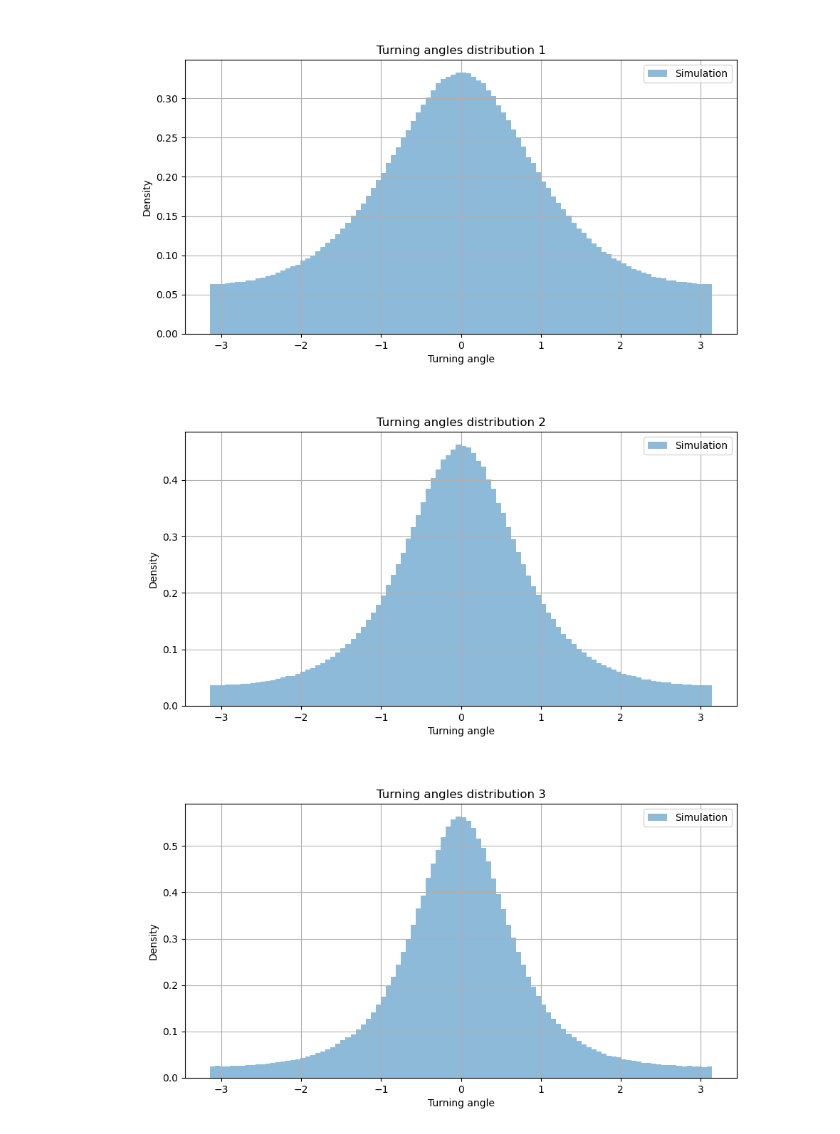
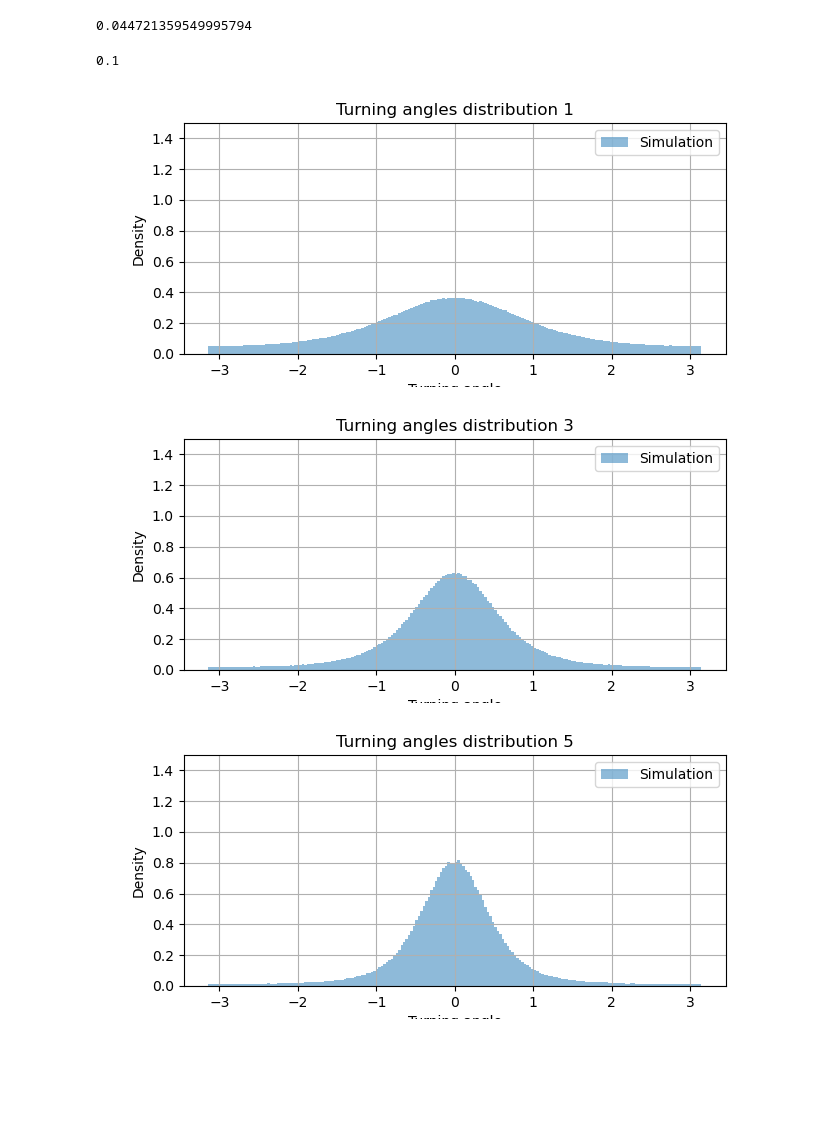
Before and after one commit to skandiz/MasterThesis, a Jupyter notebook: tracking/estimate_smoothing_params.ipynb, the cells around one changed output. Cells and saved outputs as stored; diff of their text form; code cells hidden in the pictures; blank space fills up the shorter version.

```diff
--- a/tracking/estimate_smoothing_params.ipynb
+++ b/tracking/estimate_smoothing_params.ipynb
@@ -24,22 +35,25 @@ import sklearn
 # %%
-run_detection_verb = True
-run_linking_verb = True
+run_detection_verb = False
+run_linking_verb = False
 # %%
+resolution = 1000
+sc = int(resolution/500)
 fps = 100
-resolution = 2000
-simulated_trajectories = pd.read_parquet(f'./simulation/simulated_trajectories_{fps}_fps.parquet')
+simulated_trajectories = pd.read_parquet(f'./simulation/simulated_trajectories_{fps}_fps_r_decay_r_gaussian_2.parquet')
+imgs_path = f'./simulation/synthetic_dataset_{fps}_fps_r_decay_r_gaussian_2/image/'
+frames = np.arange(0, 70000, 1)
+
+simulated_trajectories = pd.read_parquet(f'./simulation/simulated_trajectories_100_fps_r_decay_r_gaussian_2.parquet')
+simulated_trajectories = simulated_trajectories.loc[simulated_trajectories.frame < 70000]
 simulated_trajectories['particle'] = simulated_trajectories['label']
 # offset the simulated trajectories to the center of the image
 simulated_trajectories.loc[:, ['x','y']] = simulated_trajectories.loc[:, ['x','y']] + 250
-
-frames = simulated_trajectories.frame.unique()[:100]
-imgs = []
-for frame in tqdm(frames):
-    imgs.append(imread(f'./simulation/synthetic_dataset_{fps}_fps/image_{resolution}/frame_{frame}.tif'))
+simulated_trajectories.loc[:, ['x','y', 'r']] = simulated_trajectories.loc[:, ['x','y', 'r']] * sc
 
 if run_detection_verb:
-    #model_name = 'stardist_trained'          # stardist model trained for 50 epochs on simulated synthetic dataset
-    model_name = 'modified_2D_versatile_fluo' # stardist model trained for 150 epochs on simulated dataset starting from the pretrained 2D versatile fluo model
+    model_name = 'modified_2D_versatile_fluo_synthetic_dataset_100_fps_r_decay_r_gaussian_only_optimization'
     model = StarDist2D(None, name = model_name, basedir = './models/')
-    raw_detection_df = detect_features_from_images(frames, f'./simulation/synthetic_dataset_{fps}_fps/image_{resolution}/', model)
-    #raw_detection_df.to_parquet(f'./simulation/simulated_video_raw_detection_{fps}_fps.parquet')
+    raw_detection_df = detect_instances_from_images(frames, imgs_path, resolution, model)
+    raw_detection_df.to_parquet(f'./simulation/stardist_detection_{fps}_fps_r_decay_r_gaussian2.parquet')
+else:
+    raw_detection_df = pd.read_parquet(f'./simulation/stardist_detection_{fps}_fps_r_decay_r_gaussian2.parquet')
@@ -73,9 +122,9 @@ if run_linking_verb:
         c.append(colors[p])
     stardist_trajectories['color'] = c
     stardist_trajectories = stardist_trajectories.reset_index(drop=True)
-    stardist_trajectories.to_parquet(f'./simulation/simulated_video_linked_detection_{fps}_fps.parquet')
+    stardist_trajectories.to_parquet(f'./simulation/stardist_trajectories_{fps}_fps_r_decay_r_gaussian2.parquet')
 else:
-    stardist_trajectories = pd.read_parquet(f'./simulation/simulated_video_linked_detection_{fps}_fps.parquet')
+    stardist_trajectories = pd.read_parquet(f'./simulation/stardist_trajectories_{fps}_fps_r_decay_r_gaussian2.parquet')
 # %%
 # match simulated and stardist trajectories particle ids
 dist_matrix = scipy.spatial.distance_matrix(stardist_trajectories.loc[stardist_trajectories.frame == 0 ,['x','y']], simulated_trajectories.loc[simulated_trajectories.frame == 0, ['x','y']])
@@ -111,3 +154,3 @@ def get_trajs(nDrops, trajs, fps, subsample_factor):
 # %%
-turn_angles_bins = np.linspace(-np.pi, np.pi, 101)
+turn_angles_bins = np.linspace(-np.pi, np.pi, 201)
 speed_bins = np.arange(0, 100, .2)
@@ -188,17 +402,27 @@ simulation_turning_angles = ys.turning_angles_ensemble(get_trajs(50, simulated_t
 simulation_turning_angles_counts, _ = np.histogram(simulation_turning_angles, bins = turn_angles_bins, density = True)
 simulation_speed = ys.speed_ensemble(get_trajs(50, simulated_trajectories, 30, 1), step=1)
 simulation_speed_counts, _ = np.histogram(simulation_speed, bins = speed_bins, density = True)
+# %%
+np.sqrt(2 * 0.1 * 0.01)
+# %% [output]
+0.044721359549995794
+# %%
+import trackpy as tp
+
+tp.
+# %% [output]
+0.1
 # %%
-for i in range(1,10):
+for i in range(1, 20, 2):
     simulated_trajectories2 = simulated_trajectories.loc[simulated_trajectories.frame.isin(simulated_trajectories.frame.unique()[::i])]
     simulation_turning_angles = ys.turning_angles_ensemble(get_trajs(50, simulated_trajectories2, 30, 1), centered = True)
-    fig, ax = plt.subplots(1, 1, figsize=(10, 5))
+    fig, ax = plt.subplots(1, 1, figsize=(7, 3))
     ax.hist(simulation_turning_angles, bins = turn_angles_bins, density = True, alpha = .5, label = 'Simulation')
-    ax.set(title = f'Turning angles distribution {i}', xlabel = 'Turning angle', ylabel = 'Density')
+    ax.set(title = f'Turning angles distribution {i}', xlabel = 'Turning angle', ylabel = 'Density', ylim = (0, 1.5))
     ax.legend()
     ax.grid()
     plt.show()
 # %% [output]
-[figure, old version]
+[figure, new version]
-[figure, old version]
+[figure, new version]
-[figure, old version]
+[figure, new version]
```
Also changed, not shown: parts of 19 cells of this notebook, 24 other files.
